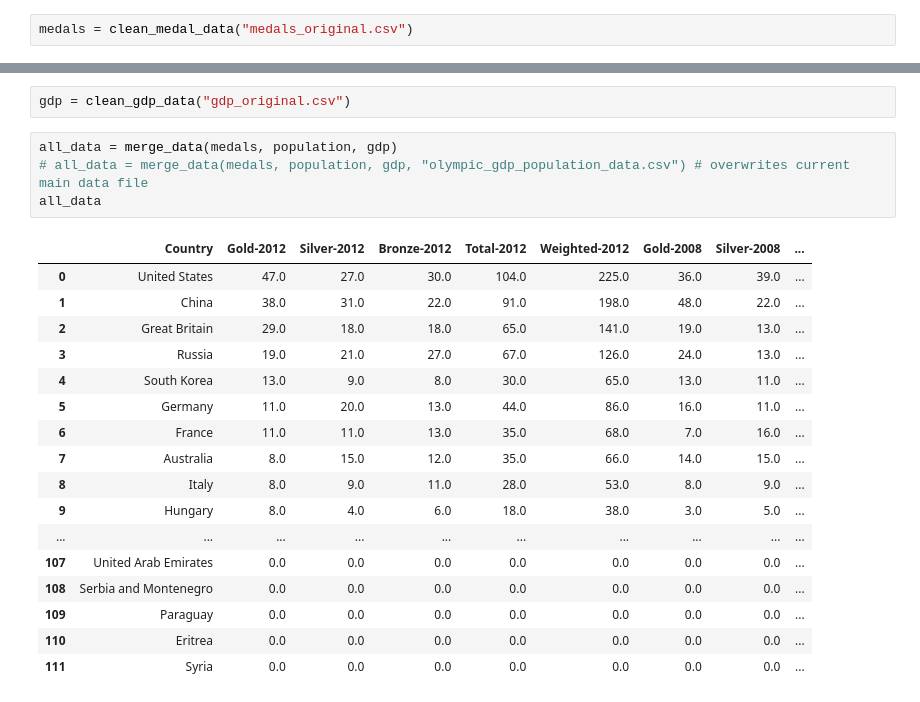
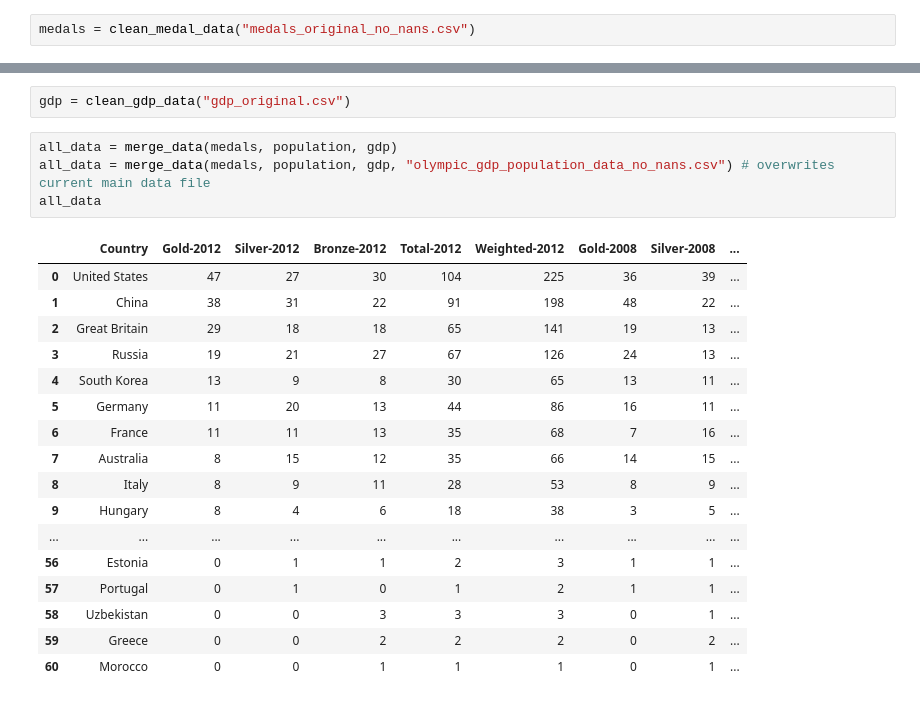
Before and after one commit to madans2984/olympic-games-analysis, a Jupyter notebook: data2.ipynb, the cells around one changed output, grey strips where cells are left out. Drawn from its saved outputs; the diff is of its cells as text.

Commit message:
Make data2.ipynb create no-nan csvs

```diff
--- a/data2.ipynb
+++ b/data2.ipynb
@@ -17,5 +35,5 @@ pd.set_option('display.max_colwidth', None)
 # %%
-medals = clean_medal_data("medals_original.csv")
+medals = clean_medal_data("medals_original_no_nans.csv")
 # %%
 # scrape_population_data("population_original.csv")
 # %%
@@ -26,23 +44,23 @@ population = clean_population_data("population_original.csv")
 gdp = clean_gdp_data("gdp_original.csv")
 # %%
 all_data = merge_data(medals, population, gdp)
-# all_data = merge_data(medals, population, gdp, "olympic_gdp_population_data.csv") # overwrites current main data file
+all_data = merge_data(medals, population, gdp, "olympic_gdp_population_data_no_nans.csv") # overwrites current main data file
 all_data
 # %% [output]
 |  | Country | Gold-2012 | Silver-2012 | Bronze-2012 | Total-2012 | Weighted-2012 | Gold-2008 | Silver-2008 | ... |
-| 0 | United States | 47.0 | 27.0 | 30.0 | 104.0 | 225.0 | 36.0 | 39.0 | ... |
-| 1 | China | 38.0 | 31.0 | 22.0 | 91.0 | 198.0 | 48.0 | 22.0 | ... |
-| 2 | Great Britain | 29.0 | 18.0 | 18.0 | 65.0 | 141.0 | 19.0 | 13.0 | ... |
-| 3 | Russia | 19.0 | 21.0 | 27.0 | 67.0 | 126.0 | 24.0 | 13.0 | ... |
-| 4 | South Korea | 13.0 | 9.0 | 8.0 | 30.0 | 65.0 | 13.0 | 11.0 | ... |
-| 5 | Germany | 11.0 | 20.0 | 13.0 | 44.0 | 86.0 | 16.0 | 11.0 | ... |
-| 6 | France | 11.0 | 11.0 | 13.0 | 35.0 | 68.0 | 7.0 | 16.0 | ... |
-| 7 | Australia | 8.0 | 15.0 | 12.0 | 35.0 | 66.0 | 14.0 | 15.0 | ... |
-| 8 | Italy | 8.0 | 9.0 | 11.0 | 28.0 | 53.0 | 8.0 | 9.0 | ... |
-| 9 | Hungary | 8.0 | 4.0 | 6.0 | 18.0 | 38.0 | 3.0 | 5.0 | ... |
+| 0 | United States | 47 | 27 | 30 | 104 | 225 | 36 | 39 | ... |
+| 1 | China | 38 | 31 | 22 | 91 | 198 | 48 | 22 | ... |
+| 2 | Great Britain | 29 | 18 | 18 | 65 | 141 | 19 | 13 | ... |
+| 3 | Russia | 19 | 21 | 27 | 67 | 126 | 24 | 13 | ... |
+| 4 | South Korea | 13 | 9 | 8 | 30 | 65 | 13 | 11 | ... |
+| 5 | Germany | 11 | 20 | 13 | 44 | 86 | 16 | 11 | ... |
+| 6 | France | 11 | 11 | 13 | 35 | 68 | 7 | 16 | ... |
+| 7 | Australia | 8 | 15 | 12 | 35 | 66 | 14 | 15 | ... |
+| 8 | Italy | 8 | 9 | 11 | 28 | 53 | 8 | 9 | ... |
+| 9 | Hungary | 8 | 4 | 6 | 18 | 38 | 3 | 5 | ... |
 | ... | ... | ... | ... | ... | ... | ... | ... | ... | ... |
-| 107 | United Arab Emirates | 0.0 | 0.0 | 0.0 | 0.0 | 0.0 | 0.0 | 0.0 | ... |
-| 108 | Serbia and Montenegro | 0.0 | 0.0 | 0.0 | 0.0 | 0.0 | 0.0 | 0.0 | ... |
-| 109 | Paraguay | 0.0 | 0.0 | 0.0 | 0.0 | 0.0 | 0.0 | 0.0 | ... |
-| 110 | Eritrea | 0.0 | 0.0 | 0.0 | 0.0 | 0.0 | 0.0 | 0.0 | ... |
-| 111 | Syria | 0.0 | 0.0 | 0.0 | 0.0 | 0.0 | 0.0 | 0.0 | ... |
+| 56 | Estonia | 0 | 1 | 1 | 2 | 3 | 1 | 1 | ... |
+| 57 | Portugal | 0 | 1 | 0 | 1 | 2 | 1 | 1 | ... |
+| 58 | Uzbekistan | 0 | 0 | 3 | 3 | 3 | 0 | 1 | ... |
+| 59 | Greece | 0 | 0 | 2 | 2 | 2 | 0 | 2 | ... |
+| 60 | Morocco | 0 | 0 | 1 | 1 | 1 | 0 | 1 | ... |
```
Also changed, not shown: parts of 1 cell of this notebook.
